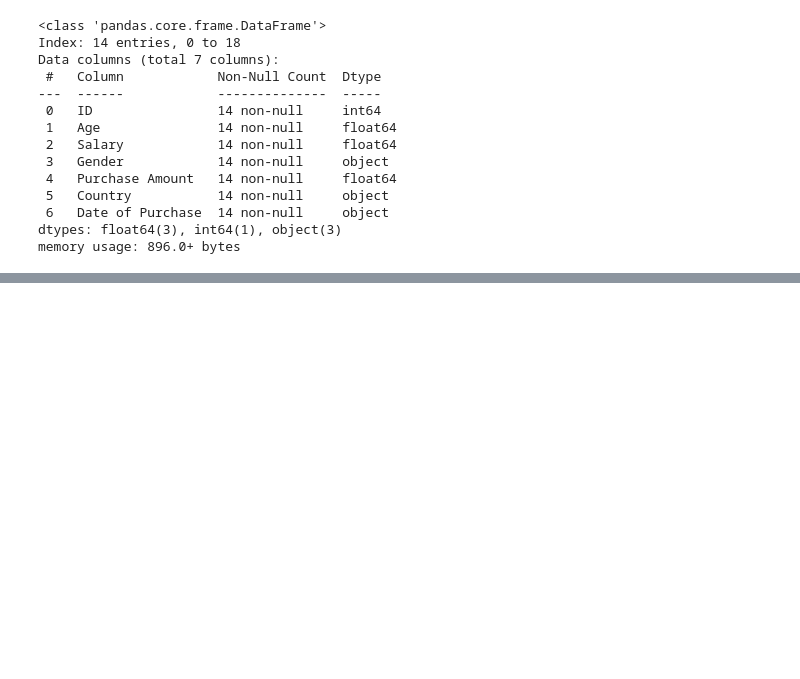
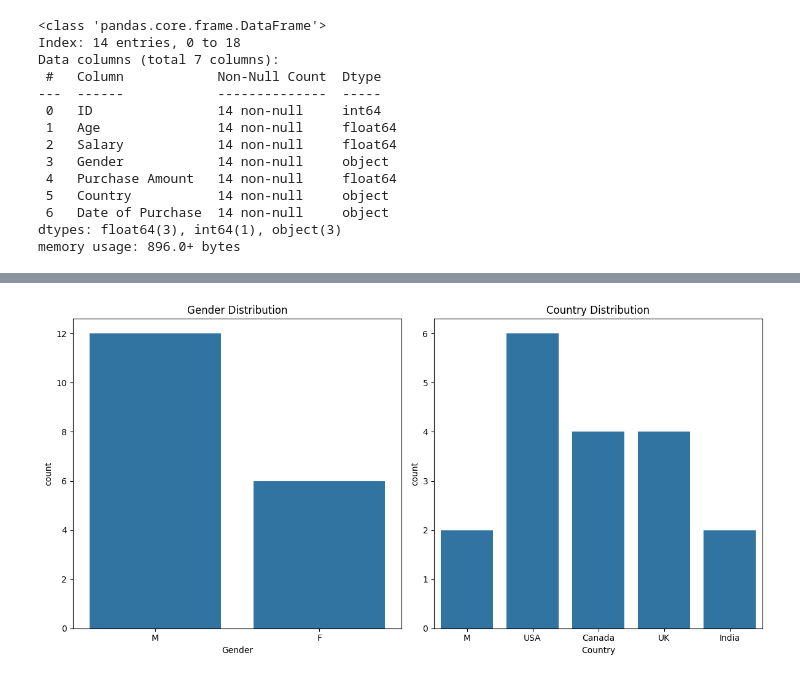
Before and after one commit to ahmadjan223/machine-learning, a Jupyter notebook: day3.ipynb, the cells around one changed output, grey strips where cells are left out. Drawn from its saved outputs; the diff is of its cells as text; code cells hidden in the pictures; blank space fills up the shorter version.

```diff
--- a/day3.ipynb
+++ b/day3.ipynb
@@ -174,0 +175,15 @@ NameError: name 'df' is not defined
+# %%
+plt.figure(figsize=(12, 6))
+
+plt.subplot(1, 2, 1)
+sns.countplot(x='Gender', data=data)
+plt.title('Gender Distribution')
+
+plt.subplot(1, 2, 2)
+sns.countplot(x='Country', data=data)
+plt.title('Country Distribution')
+
+plt.tight_layout()
+plt.show()
+# %% [output]
+[figure, added]
```
Also changed, not shown: parts of 3 cells of this notebook.
